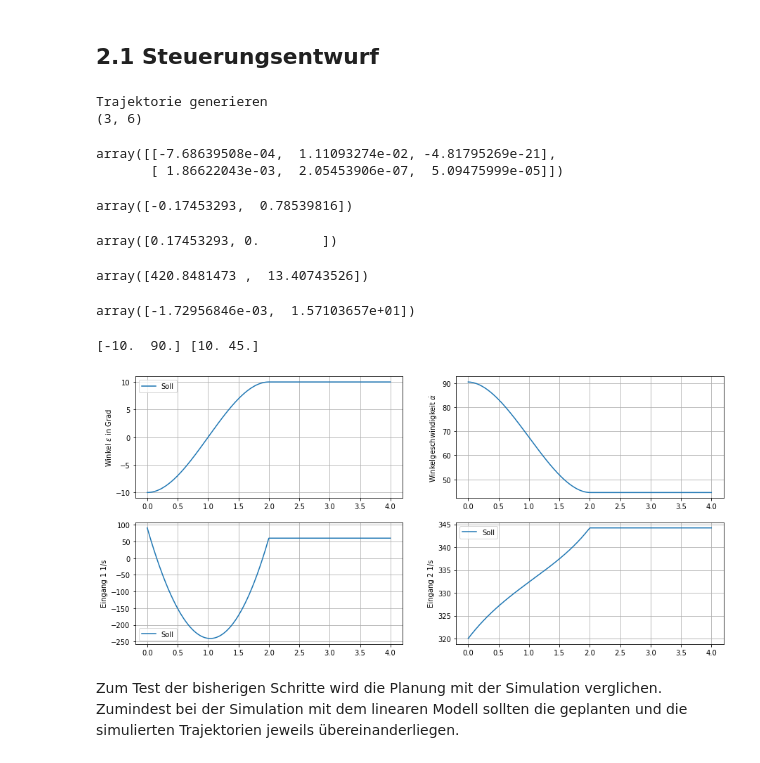
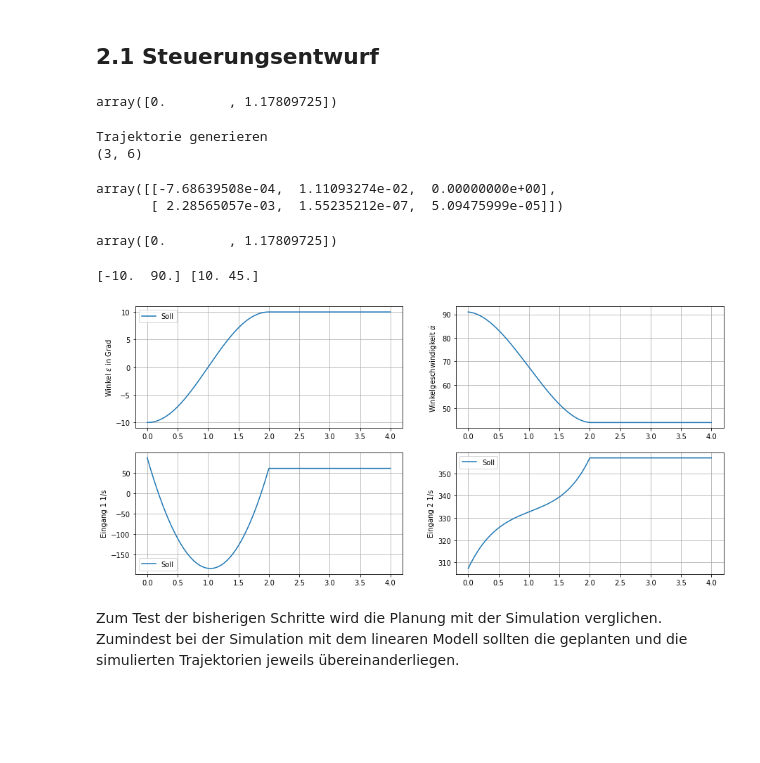
Before and after one commit to maxmichler/regelungstechnikprojekt, a Jupyter notebook: helirack.ipynb, the cells around one changed output. Cells and saved outputs as stored; diff of their text form; code cells hidden in the pictures; blank space fills up the shorter version.

```diff
--- a/helirack.ipynb
+++ b/helirack.ipynb
@@ -78,7 +78,7 @@ Maximaler relativer Fehler in Ausgangsgleichung (euklidische Norm): 3.9296655440
 y1_equi=np.array([-1/18,0.5])*np.pi
 y2_equi=np.array([1/18,0.25])*np.pi
 y3_equi=np.array([1/18,10.0])*np.pi
-y4_equi=np.array([0,0.25])*np.pi
+y4_equi=np.array([0,0.375])*np.pi
 y_equi=[y1_equi,y2_equi,y3_equi,y4_equi]
 # %% [markdown]
 ### 1.1.2. Simulation des nichtlinearen Modells
@@ -260,39 +260,38 @@ T=2.0
 # %%
 #importiere benötigte Funktion
 imp.reload(libheli)
 
 #Übergangszeit für Trajektorie
 Tsim=2*T
 
 #Generiere Solltrajektorien für das linearisierte System
 ya=np.array(y_equi[0])
 yb=np.array(y_equi[1])
+display(y4_equi)
 #yb[0]=yb[0]+1/18*np.pi
 
 print("Trajektorie generieren")
 trajectory=heli_lin.rest_to_rest_trajectory(ya,yb,T,(1,2))
 
 #Ergebnisse Plotten
 tv=np.linspace(0,Tsim,1000)
 x = trajectory.state(tv)
 y = trajectory.output(tv)
 u = trajectory.input(tv)
 trajectory.A_rnf
 plot_results(tv,(x,),(u,),(y,))
 
 #im Diagramm von dot_alpha ist ein Offset drinnen da die Werte relativ zur RL sind
 print(ya*180/np.pi, yb*180/np.pi)
 # %% [output]
-Trajektorie generieren
-(3, 6)
+array([0.        , 1.17809725])
-array([[-7.68639508e-04,  1.11093274e-02, -4.81795269e-21],
-       [ 1.86622043e-03,  2.05453906e-07,  5.09475999e-05]])
+Trajektorie generieren
+(3, 6)
-array([-0.17453293,  0.78539816])
+array([[-7.68639508e-04,  1.11093274e-02,  0.00000000e+00],
+       [ 2.28565057e-03,  1.55235212e-07,  5.09475999e-05]])
-array([0.17453293, 0.        ])
+array([0.        , 1.17809725])
-array([420.8481473 ,  13.40743526])
+[-10.  90.] [10. 45.]
-array([-1.72956846e-03,  1.57103657e+01])
-[-10.  90.] [10. 45.]
-[figure, old version]
+[figure, new version]
 # %% [markdown]
 Zum Test der bisherigen Schritte wird die Planung mit der Simulation verglichen. Zumindest bei der Simulation mit dem linearen Modell sollten die geplanten und die simulierten Trajektorien jeweils übereinanderliegen.
 # %% [markdown]
```
Also changed, not shown: parts of 10 cells of this notebook, 1 other file.
